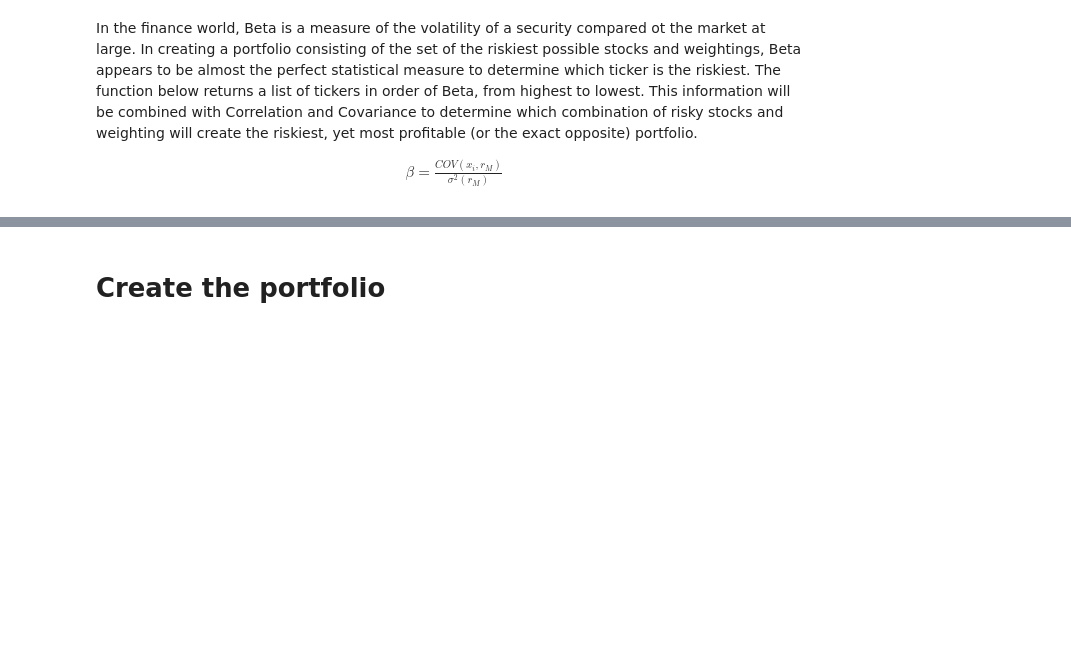
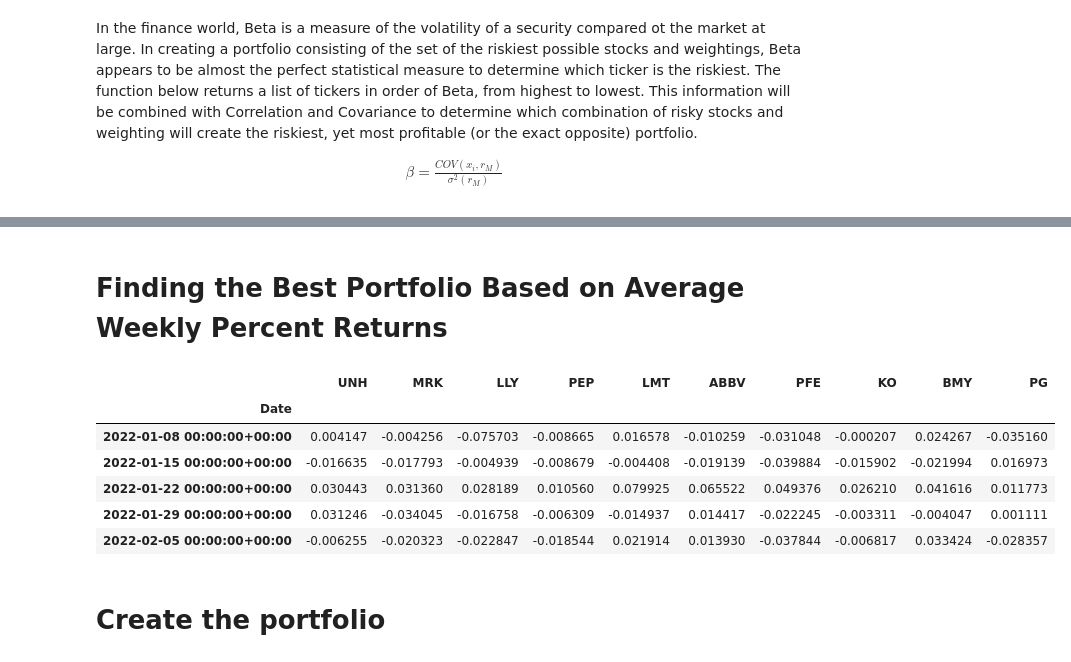
Before and after one commit to JeffreyYang6/CFM101_Final_Assignment, a Jupyter notebook: Team_11_Assignment.ipynb, the cells around one changed output, grey strips where cells are left out. Cells and saved outputs as stored; diff of their text form; code cells hidden in the pictures; blank space fills up the shorter version.

Commit message:
made portfolio

```diff
--- a/Team_11_Assignment.ipynb
+++ b/Team_11_Assignment.ipynb
@@ -441,5 +441,22 @@ The portfolio with the highest average returns is portfolio 33
 | 2022-02-05 00:00:00+00:00 | -0.018544 | -0.006817 | -0.028357 | -0.015464 | -0.020323 | 0.046583 | 0.013930 | -0.006255 | -0.022847 | 0.007821 |
 [figure]
+# %% [markdown]
+# Finding the Best Portfolio Based on Average Weekly Percent Returns
+# %%
+if max(pfl_pct_returns) >= max(beta_corr_returns):
+    final_pfl = pfl
+else:
+    final_pfl = pfl_beta
+
+display(final_pfl.head())
+# %% [output]
+|  | UNH | MRK | LLY | PEP | LMT | ABBV | PFE | KO | BMY | PG |
+| Date |  |  |  |  |  |  |  |  |  |  |
+| 2022-01-08 00:00:00+00:00 | 0.004147 | -0.004256 | -0.075703 | -0.008665 | 0.016578 | -0.010259 | -0.031048 | -0.000207 | 0.024267 | -0.035160 |
+| 2022-01-15 00:00:00+00:00 | -0.016635 | -0.017793 | -0.004939 | -0.008679 | -0.004408 | -0.019139 | -0.039884 | -0.015902 | -0.021994 | 0.016973 |
+| 2022-01-22 00:00:00+00:00 | 0.030443 | 0.031360 | 0.028189 | 0.010560 | 0.079925 | 0.065522 | 0.049376 | 0.026210 | 0.041616 | 0.011773 |
+| 2022-01-29 00:00:00+00:00 | 0.031246 | -0.034045 | -0.016758 | -0.006309 | -0.014937 | 0.014417 | -0.022245 | -0.003311 | -0.004047 | 0.001111 |
+| 2022-02-05 00:00:00+00:00 | -0.006255 | -0.020323 | -0.022847 | -0.018544 | 0.021914 | 0.013930 | -0.037844 | -0.006817 | 0.033424 | -0.028357 |
 # %% [markdown]
 # Create the portfolio
 # %% [markdown]
```
Also changed, not shown: parts of 4 cells of this notebook.
